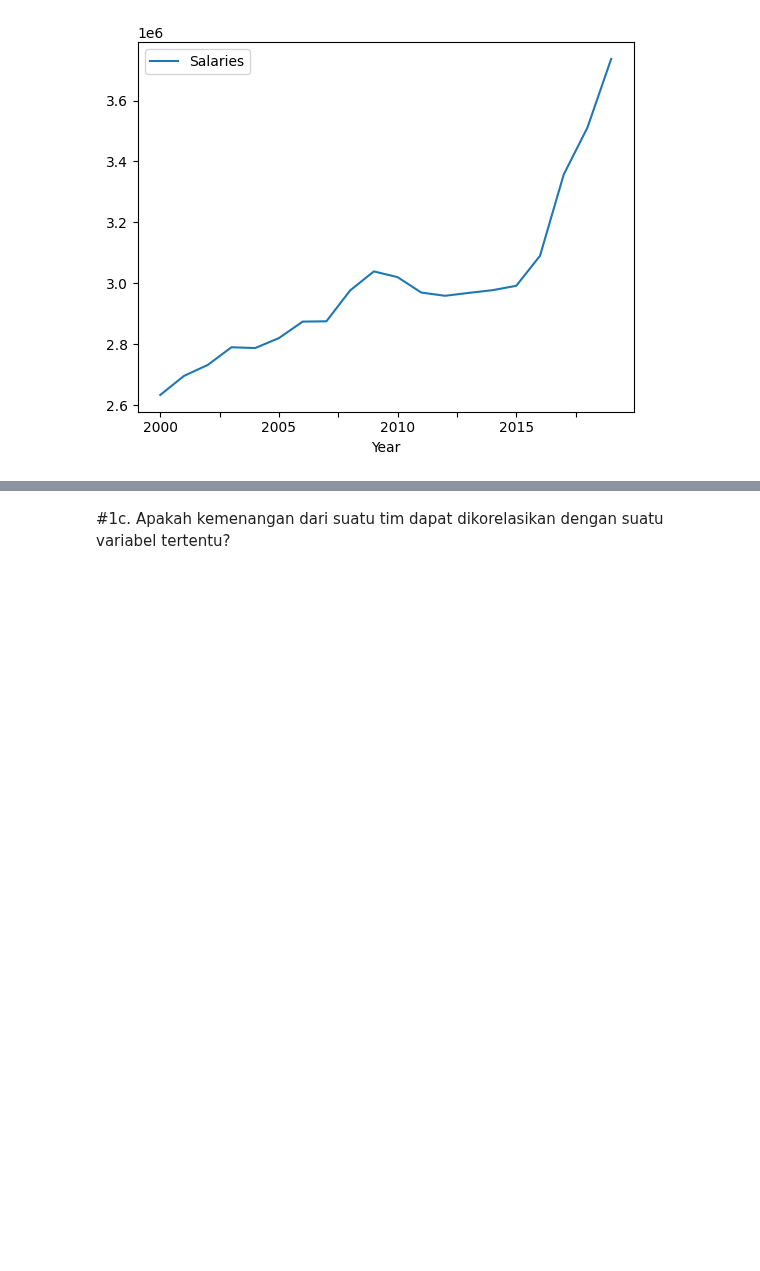
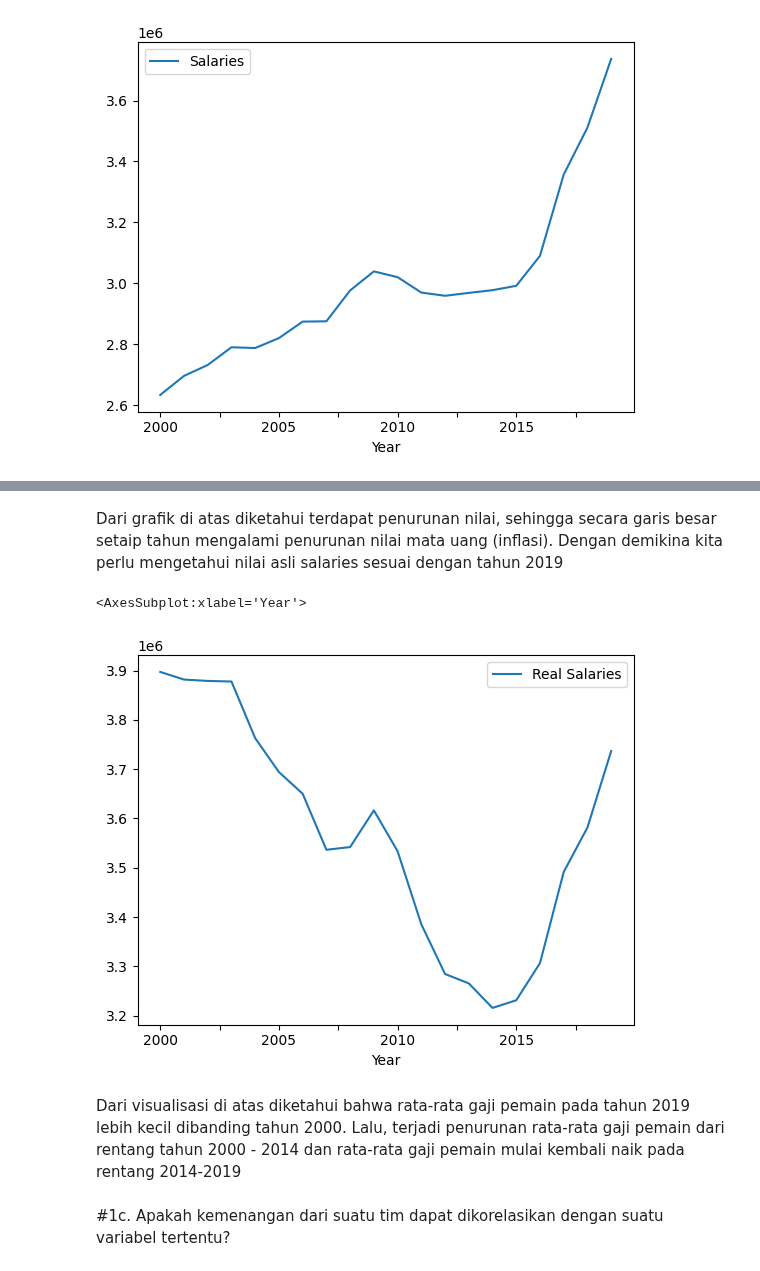
Before and after one commit to akmalgomal3/nba-kasddead, a Jupyter notebook: dataset-insight.ipynb, the cells around one changed output, grey strips where cells are left out. Drawn from its saved outputs; the diff is of its cells as text; code cells hidden in the pictures; blank space fills up the shorter version.

Commit message:
Update salaries in 1b

```diff
--- a/dataset-insight.ipynb
+++ b/dataset-insight.ipynb
@@ -657,3 +668,18 @@ Dengan melihat grafik di atas diketahui bahwa secara garis besar terdapat perumb
+# %% [markdown]
+Dari grafik di atas diketahui terdapat penurunan nilai, sehingga secara garis besar setaip tahun mengalami penurunan nilai mata uang (inflasi). Dengan demikina kita perlu mengetahui nilai asli salaries sesuai dengan tahun 2019
+# %%
+salaries_df_update = df_salaries_year.merge(inflation_df, on="Year").reset_index()
+
+salaries_df_update["Real Salaries"] = salaries_df_update["Salaries"] * salaries_df_update["Percentage"]
+
+axes = plt.gca()
+salaries_df_update.set_index('Year', inplace=True)
+salaries_df_update.plot(kind="line", y="Real Salaries", ax=axes)
+# %% [output]
+<AxesSubplot:xlabel='Year'>
+[figure, added]
+# %% [markdown]
+Dari visualisasi di atas diketahui bahwa rata-rata gaji pemain pada tahun 2019 lebih kecil dibanding tahun 2000. Lalu, terjadi penurunan rata-rata gaji pemain dari rentang tahun 2000 - 2014 dan rata-rata gaji pemain mulai kembali naik pada rentang 2014-2019
 # %% [markdown]
 #1c. Apakah kemenangan dari suatu tim dapat dikorelasikan dengan suatu variabel tertentu?
 # %%
```
Also changed, not shown: parts of 2 cells of this notebook, 2 other files.
